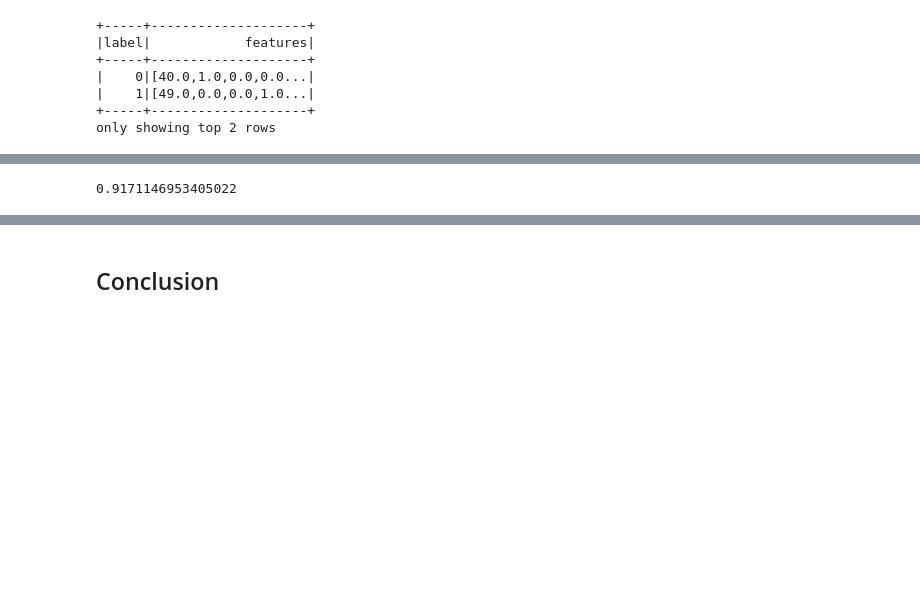
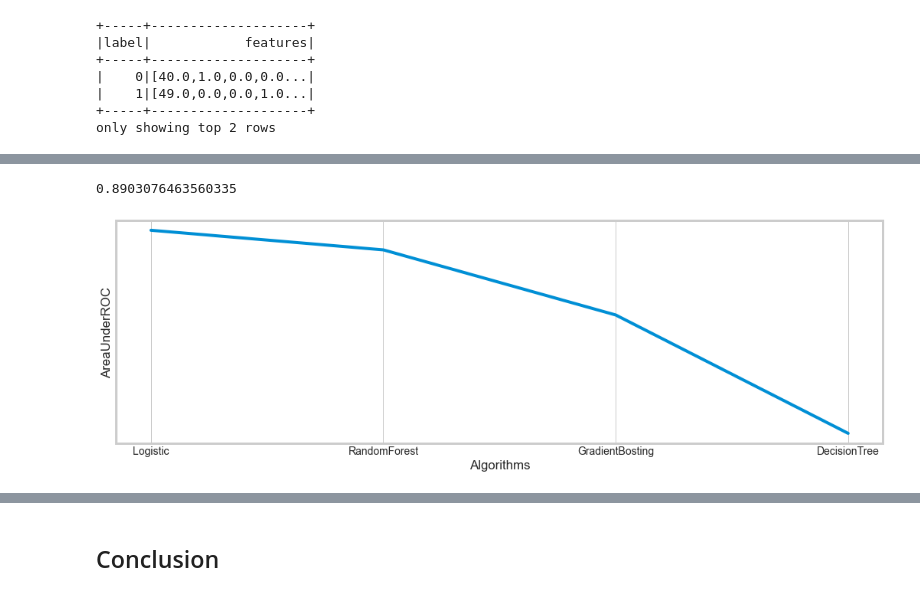
Before and after one commit to akoncsugit/HeartFailure, a Jupyter notebook: FinalProject.ipynb, the cells around one changed output, grey strips where cells are left out. Drawn from its saved outputs; the diff is of its cells as text; code cells hidden in the pictures; blank space fills up the shorter version.

```diff
--- a/FinalProject.ipynb
+++ b/FinalProject.ipynb
@@ -431,7 +432,6 @@ Till now we see tabular form of the frequencies between HeartDisease and other c
 # %% [markdown]
 #### Bar Plot**
 # %%
-plt.style.use('fivethirtyeight')
 table = pd.crosstab(cat_data.HeartDisease, cat_data.Sex)
 table.plot.bar()
 plt.title("Bar Plot of Heart Disease by Sex")
@@ -441,7 +441,6 @@ plt.show()
 # %% [markdown]
 Same as above contingency table for `HeartDisease` and `Sex`, we obseve that mostly men carries heart disease than females.
 # %%
-plt.style.use('fivethirtyeight')
 table = pd.crosstab(cat_data.HeartDisease, cat_data.ChestPainType)
 table.plot.bar()
 plt.title("Bar Plot of Heart Disease by Chest Pain Type")
@@ -451,7 +450,6 @@ plt.show()
 # %% [markdown]
 Bar plot for `HeartDisease` vs `ChestPainType` displays Type _ASY_ is having most cases of heart disease.
 # %%
-plt.style.use('fivethirtyeight')
 table = pd.crosstab(cat_data.HeartDisease, cat_data.FastingBS)
 table.plot.bar()
 plt.title("Bar Plot of Heart Disease by Fasting BS")
@@ -462,7 +460,6 @@ plt.show()
 Bar plot for `HeartDisease` vs `FastingBS` displays less correlation between heart disease and having Fasting Blood Sugar. Having FastingBS is having relatively less number of heart disease than non-having FastingBS.
 .
 # %%
-plt.style.use('fivethirtyeight')
 table = pd.crosstab(cat_data.HeartDisease, cat_data.RestingECG)
 table.plot.bar()
 plt.title("Bar Plot of Heart Disease by Resting ECG")
@@ -874,5 +922,17 @@ Column<'probability'>
 # %%
-dt_test_error = dtevaluator.evaluate(cvmodel.transform(test))
-print(test_error)
+dtROC = dtevaluator.evaluate(cvmodel.transform(test))
+print(dtROC)
 # %% [output]
-0.9171146953405022
+0.8903076463560335
+# %%
+sns.set_style("whitegrid")
+plt.figure(figsize=(16,5))
+plt.yticks(np.arange(0,100,10))
+plt.ylabel("AreaUnderROC")
+
+plt.xlabel("Algorithms")
+sns.lineplot(data=range(1,100), x=["Logistic",'RandomForest','GradientBosting','DecisionTree'],
+             y=[0.9363052568697732,0.9318623058542413,0.9171146953405022,0.8903076463560335])
+plt.show()
+# %% [output]
+[figure, added]
```
Also changed, not shown: parts of 22 cells of this notebook.
